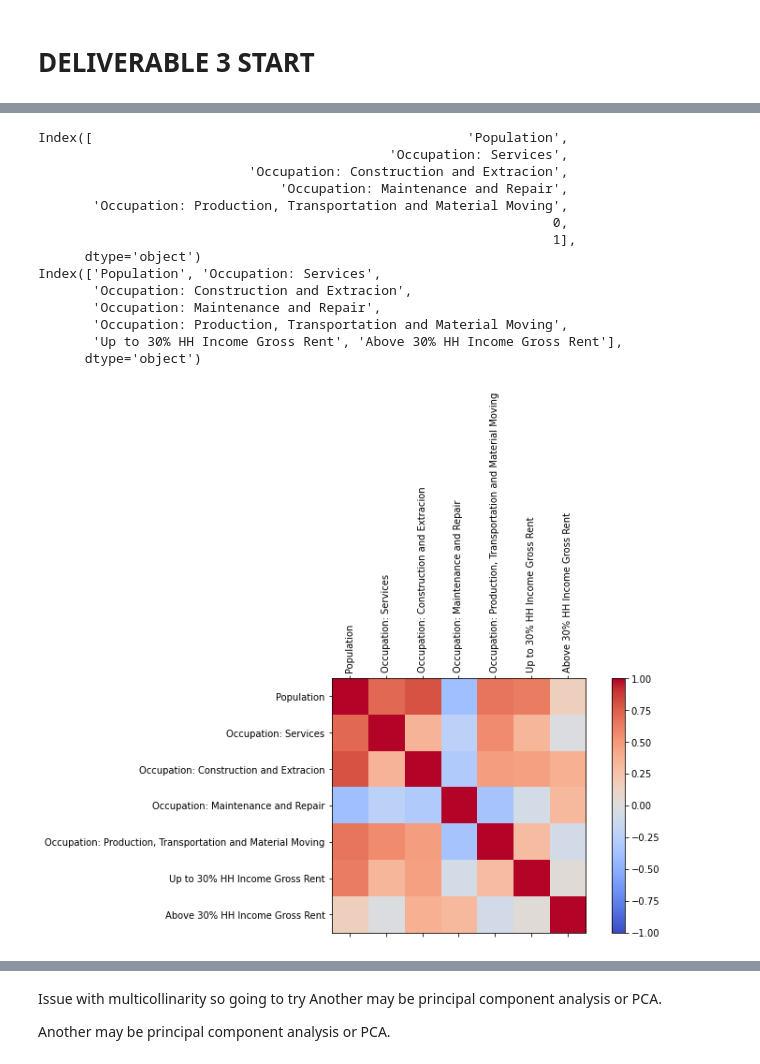
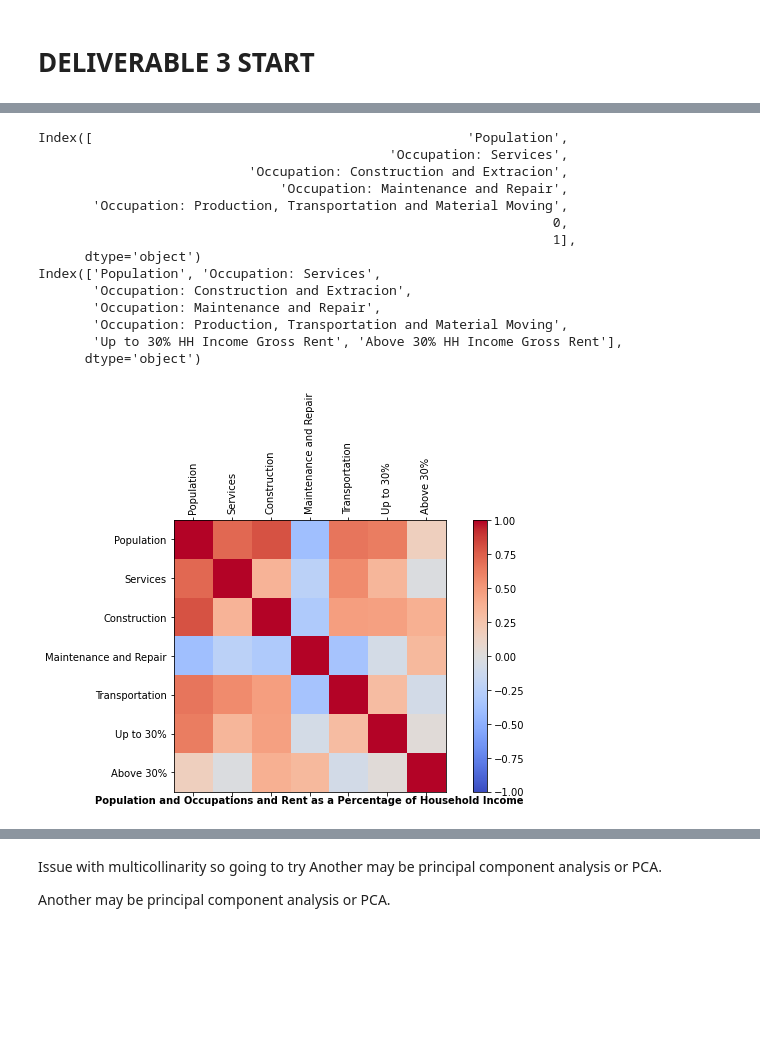
Before and after one commit to BU-Spark/ds-boston-bpda-br-census, a Jupyter notebook: emilygreven/CensusProjectDeliverable3.ipynb, the cells around one changed output, grey strips where cells are left out. Cells and saved outputs as stored; diff of their text form; code cells hidden in the pictures; blank space fills up the shorter version.

```diff
--- a/emilygreven/CensusProjectDeliverable3.ipynb
+++ b/emilygreven/CensusProjectDeliverable3.ipynb
@@ -446,17 +588,0 @@ females_industry_df = MA_df[["Female", "Private Wage and Salary Workers",
-# %%
-def makeCorrGraph(df):
-  # This code is from: https://medium.com/@sebastiannorena/finding-correlation-between-many-variables-multidimensional-dataset-with-python-5deb3f39ffb3
-  corr = df.corr()
-  fig = plt.figure()
-  ax = fig.add_subplot(111)
-  cax = ax.matshow(corr,cmap='coolwarm', vmin=-1, vmax=1)
-  fig.colorbar(cax)
-  ticks = np.arange(0,len(df.columns),1)
-  ax.set_xticks(ticks)
-  plt.xticks(rotation=90)
-  ax.set_yticks(ticks)
-  ax.set_xticklabels(df.columns)
-  ax.set_yticklabels(df.columns)
-  plt.show()
-
-makeCorrGraph(females_industry_df)
@@ -676,36 +793,42 @@ above_35_percent_gross_rent = housing_df["Gross Rent: 35%+ of HH Income"]
 
 
 concise_employment_rent_costs_frames = [concise_population_occupation_df, up_to_30_percent_gross_rent, above_30_percent_gross_rent]
 concise_result_df_employment_rent_costs = pd.concat(concise_employment_rent_costs_frames, axis=1)
 print(concise_result_df_employment_rent_costs.columns)
 concise_result_df_employment_rent_costs.columns = ['Population',
                                              'Occupation: Services',
                            'Occupation: Construction and Extracion',
                                'Occupation: Maintenance and Repair',
        'Occupation: Production, Transportation and Material Moving',
                                   "Up to 30% HH Income Gross Rent",
                                   "Above 30% HH Income Gross Rent"]
 
-
+pop_occ_rent_colnames = ['Population',
+                        'Services',
+                        'Construction',
+                               'Maintenance and Repair',
+       'Transportation',
+                                  "Up to 30%",
+                                  "Above 30%"]
 print(concise_result_df_employment_rent_costs.columns)
 # print(concise_result_df_employment_rent_costs)
-makeCorrGraph(concise_result_df_employment_rent_costs)
+makeCorrGraph(concise_result_df_employment_rent_costs, pop_occ_rent_colnames, "Population and Occupations and Rent as a Percentage of Household Income")
 # %% [output]
 Index([                                                'Population',
                                              'Occupation: Services',
                            'Occupation: Construction and Extracion',
                                'Occupation: Maintenance and Repair',
        'Occupation: Production, Transportation and Material Moving',
                                                                   0,
                                                                   1],
       dtype='object')
 Index(['Population', 'Occupation: Services',
        'Occupation: Construction and Extracion',
        'Occupation: Maintenance and Repair',
        'Occupation: Production, Transportation and Material Moving',
        'Up to 30% HH Income Gross Rent', 'Above 30% HH Income Gross Rent'],
       dtype='object')
-[figure, old version]
+[figure, new version]
 # %%
 X_no_intercept_occup_rent_above = concise_result_df_employment_rent_costs[[
 
```
Also changed, not shown: parts of 21 cells of this notebook.
